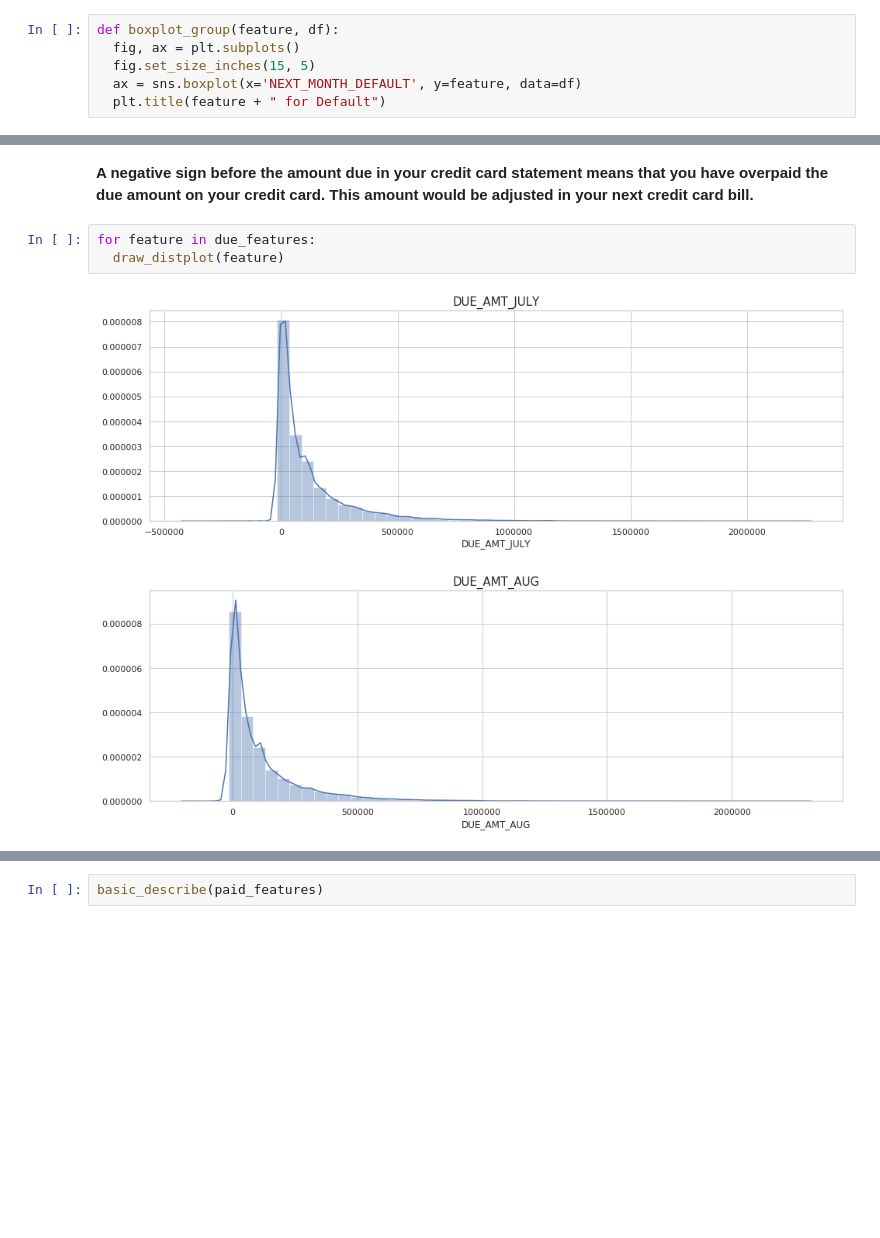
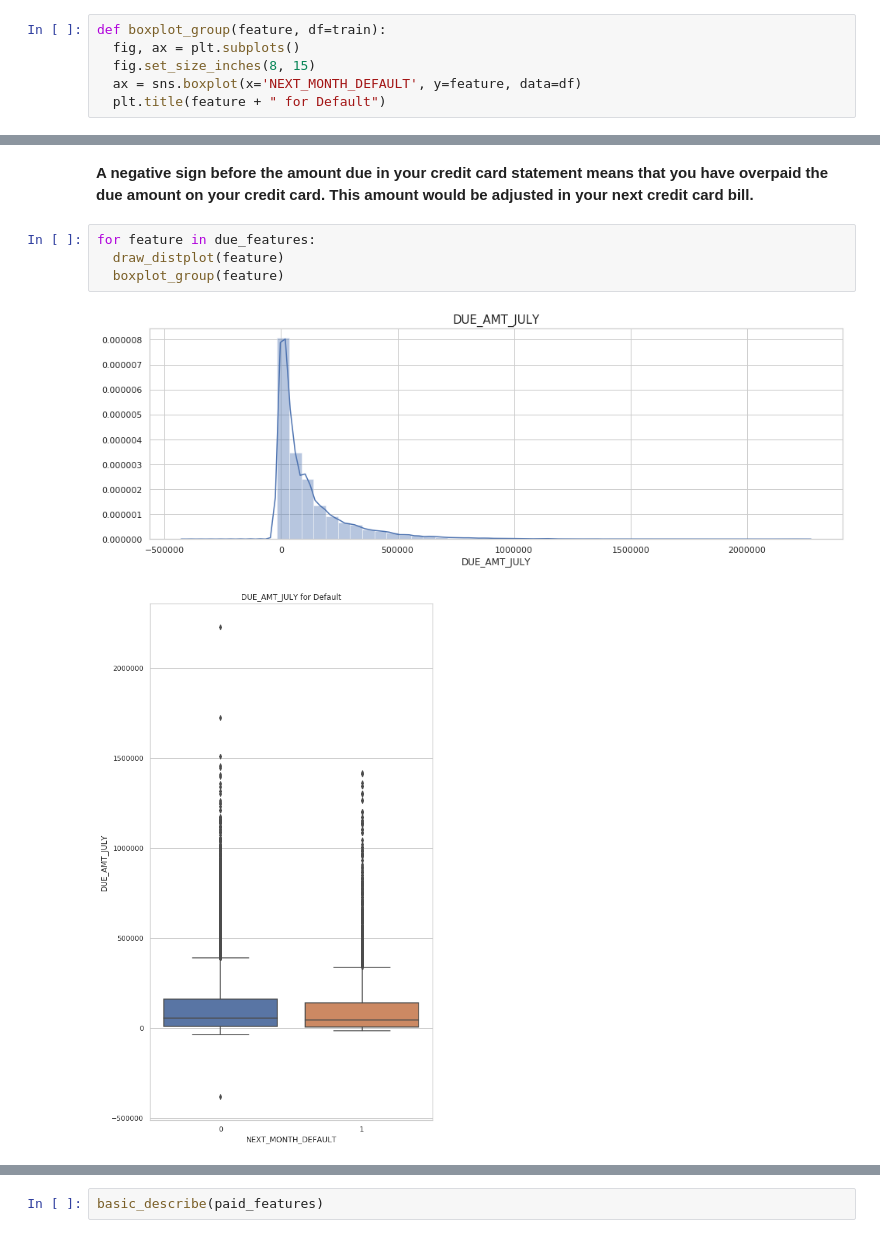
Before and after one commit to PhantomGrin/DataStormV1, a Jupyter notebook: Day2/lgbm_classifier_approach.ipynb, the cells around one changed output, grey strips where cells are left out. Cells and saved outputs as stored; diff of their text form; blank space fills up the shorter version.

```diff
--- a/Day2/lgbm_classifier_approach.ipynb
+++ b/Day2/lgbm_classifier_approach.ipynb
@@ -226,9 +222,9 @@ def draw_distplot(column, train=train):
   sns.distplot(train[column])
   plt.show()
 # %%
-def boxplot_group(feature, df):
+def boxplot_group(feature, df=train):
   fig, ax = plt.subplots()
-  fig.set_size_inches(15, 5)
+  fig.set_size_inches(8, 15)
   ax = sns.boxplot(x='NEXT_MONTH_DEFAULT', y=feature, data=df)
   plt.title(feature + " for Default")
 # %% [markdown]
@@ -531,6 +571,7 @@ basic_describe(due_features)
 # %%
 for feature in due_features:
   draw_distplot(feature)
+  boxplot_group(feature)
 # %% [output]
 [figure]
-[figure, old version]
+[figure, new version]
```
Also changed, not shown: parts of 67 cells of this notebook, 1 other file.
